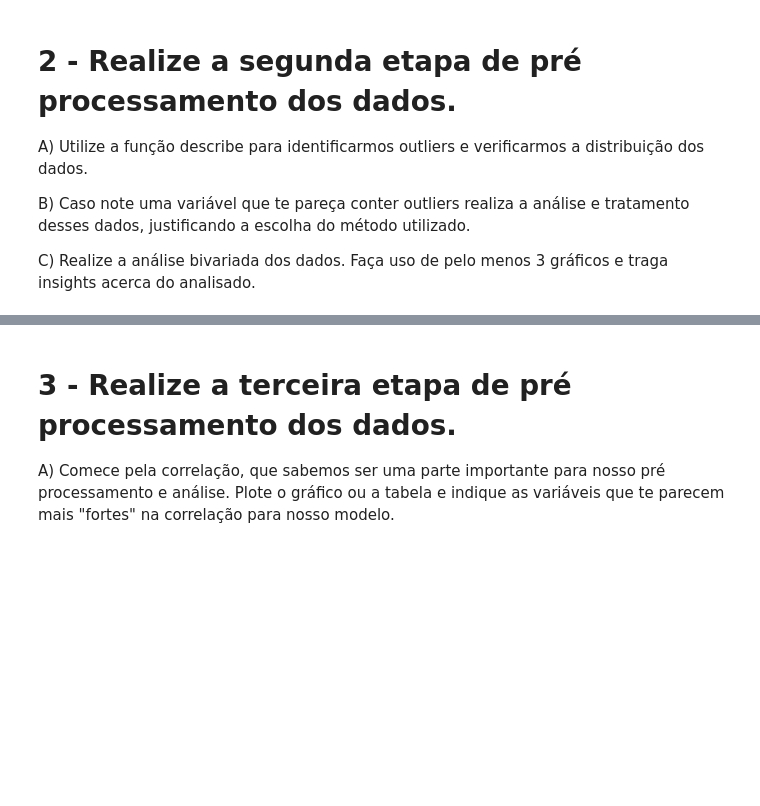
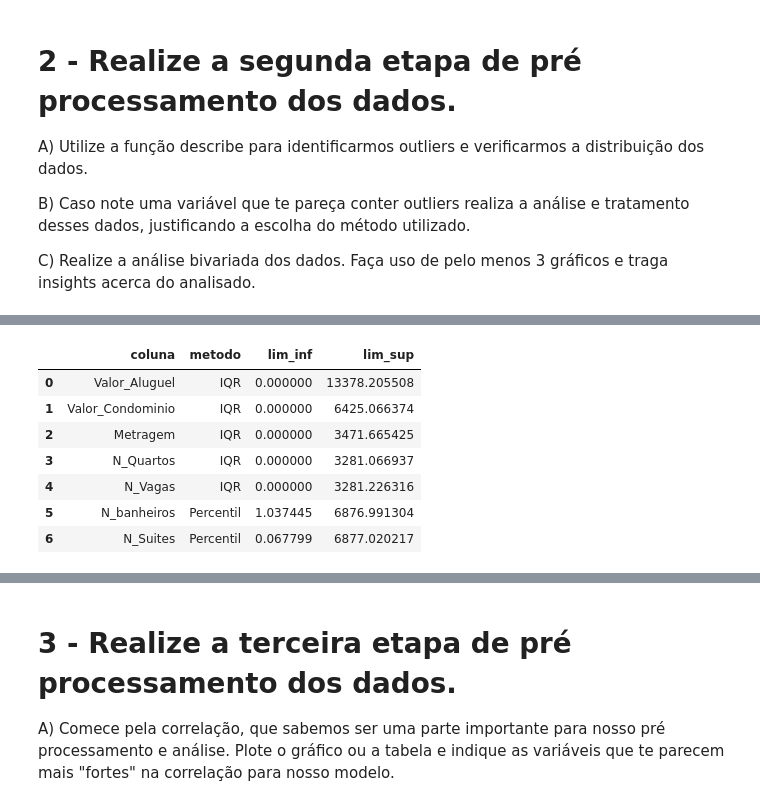
Before and after one commit to RToyoyama/Modulo_18_EBAC, a Jupyter notebook: Notebooks/Profissao Cientista de Dados M18 Pratique.ipynb, the cells around one changed output, grey strips where cells are left out. Saved outputs shown, nothing was run; the diff lists cells and outputs as text; code cells hidden in the pictures; blank space fills up the shorter version.

```diff
--- a/Notebooks/Profissao Cientista de Dados M18 Pratique.ipynb
+++ b/Notebooks/Profissao Cientista de Dados M18 Pratique.ipynb
@@ -95,0 +147,5 @@ C) Realize a análise bivariada dos dados. Faça uso de pelo menos 3 gráficos e
+# %%
+cols_iqr = ['Valor_Aluguel', 'Valor_Condominio', 'Metragem', 'N_Quartos', 'N_Vagas']
+cols_percentil = ['N_banheiros', 'N_Suites']
+
+df_tratado = df.copy()
@@ -95,0 +168,30 @@ C) Realize a análise bivariada dos dados. Faça uso de pelo menos 3 gráficos e
+# %%
+summary = []
+
+# --- Método IQR ---
+for col in cols_iqr:
+    ser = pd.to_numeric(df_tratado[col], errors='coerce')
+    lower, upper = compute_iqr_limits(ser)
+    df_tratado[f'{col}_tratado'] = winsorize_series(ser, lower, upper)
+    df_tratado[f'{col}_was_clipped'] = (ser < lower) | (ser > upper)
+    summary.append({'coluna': col, 'metodo': 'IQR', 'lim_inf': lower, 'lim_sup': upper})
+
+# --- Método Percentil ---
+for col in cols_percentil:
+    ser = pd.to_numeric(df_tratado[col], errors='coerce')
+    lower, upper = compute_percentile_limits(ser)
+    df_tratado[f'{col}_tratado'] = winsorize_series(ser, lower, upper)
+    df_tratado[f'{col}_was_clipped'] = (ser < lower) | (ser > upper)
+    summary.append({'coluna': col, 'metodo': 'Percentil', 'lim_inf': lower, 'lim_sup': upper})
+
+summary_df = pd.DataFrame(summary)
+display(summary_df)
+# %% [output]
+|  | coluna | metodo | lim_inf | lim_sup |
+| 0 | Valor_Aluguel | IQR | 0.000000 | 13378.205508 |
+| 1 | Valor_Condominio | IQR | 0.000000 | 6425.066374 |
+| 2 | Metragem | IQR | 0.000000 | 3471.665425 |
+| 3 | N_Quartos | IQR | 0.000000 | 3281.066937 |
+| 4 | N_Vagas | IQR | 0.000000 | 3281.226316 |
+| 5 | N_banheiros | Percentil | 1.037445 | 6876.991304 |
+| 6 | N_Suites | Percentil | 0.067799 | 6877.020217 |
```
Also changed, not shown: parts of 10 cells of this notebook.
